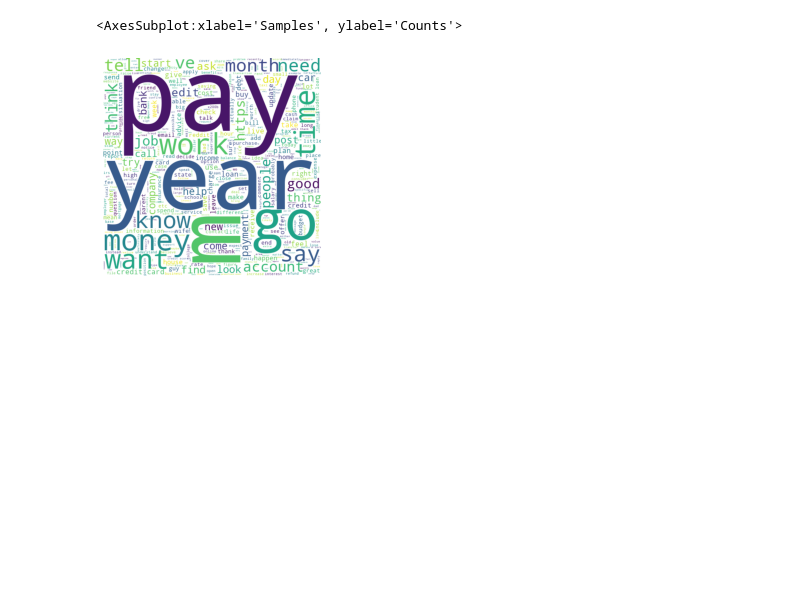
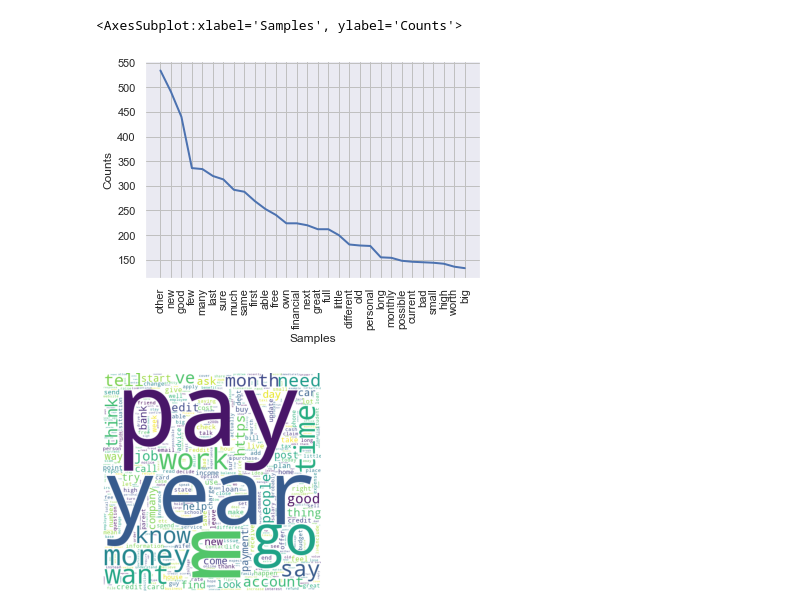
Before and after one commit to jinfei1125/personal-finance, a Jupyter notebook: [Final Project]Content Analysis on People's Personal Finance Concerns Based on Reddit Data.ipynb, the cells around one changed output. Cells and saved outputs as stored; diff of their text form; code cells hidden in the pictures; blank space fills up the shorter version.

```diff
--- a/[Final Project]Content Analysis on People's Personal Finance Concerns Based on Reddit Data.ipynb
+++ b/[Final Project]Content Analysis on People's Personal Finance Concerns Based on Reddit Data.ipynb
@@ -617,6 +630,10 @@ pf_cfdist_POStoWord['VB'].plot(30)
 # %% [output]
 [figure]
 <AxesSubplot:xlabel='Samples', ylabel='Counts'>
+# %%
+pf_cfdist_POStoWord['JJ'].plot(30);
+# %% [output]
+[figure, added]
 # %%
 wc = wordcloud.WordCloud(background_color="white", max_words=500, width= 1000, height = 1000, mode ='RGBA', scale=.5).generate(' '.join(pf_df['normalized_tokens'].sum()))
 plt.imshow(wc)
```
Also changed, not shown: parts of 78 cells of this notebook, 2 other files.
